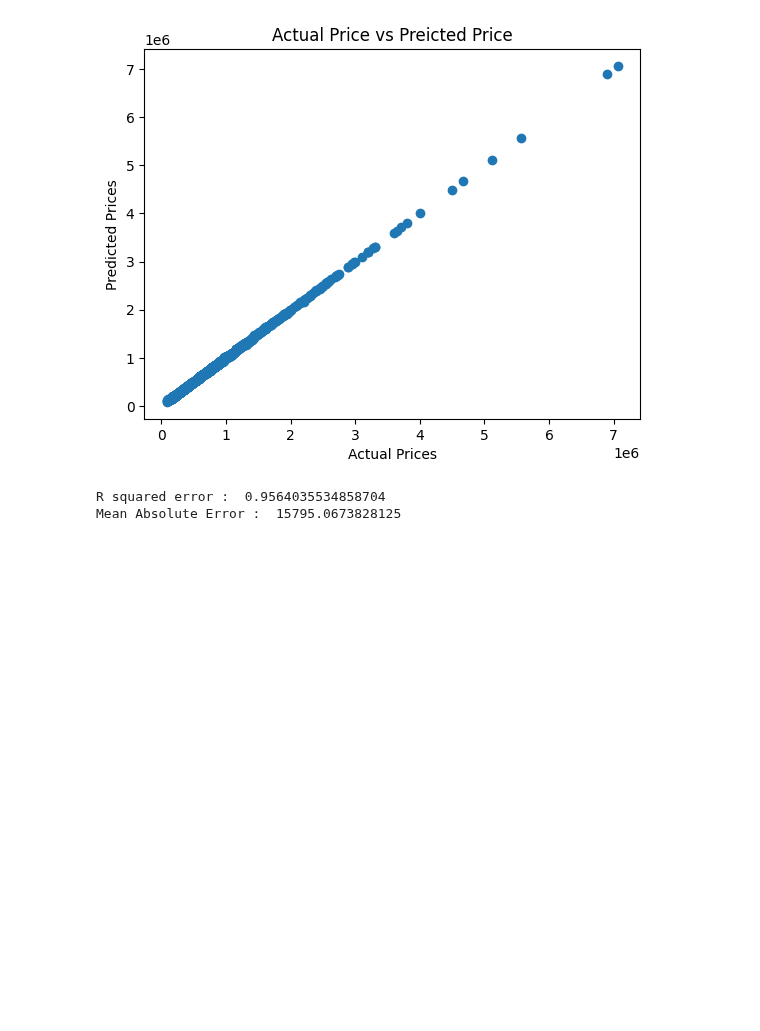
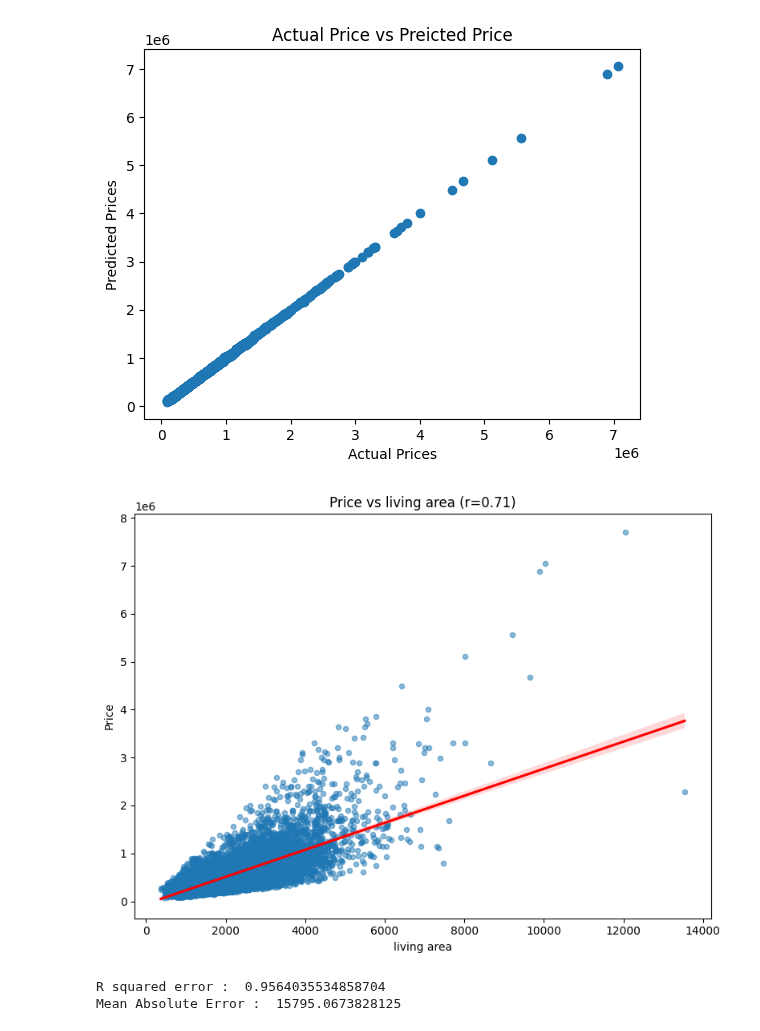
Before and after one commit to adarsh005599/Python-Library-Data-Analysis-ML, a Jupyter notebook: Projects/House_price_prediction/House_price.ipynb, the cells around one changed output. Drawn from its saved outputs; the diff is of its cells as text; code cells hidden in the pictures; blank space fills up the shorter version.

```diff
--- a/Projects/House_price_prediction/House_price.ipynb
+++ b/Projects/House_price_prediction/House_price.ipynb
@@ -166,6 +166,22 @@ plt.title("Actual Price vs Preicted Price")
 plt.show()
 # %% [output]
 [figure]
+# %%
+# scatter + regression for the feature most positively correlated with Price
+corr_with_price = correlation['Price'].drop('Price')
+top_feature = corr_with_price.idxmax()
+
+plt.figure(figsize=(8,6))
+sns.regplot(x=house_data[top_feature], y=house_data['Price'],
+            scatter_kws={'alpha':0.5, 's':20}, line_kws={'color':'red'})
+r = corr_with_price[top_feature]
+plt.title(f'Price vs {top_feature} (r={r:.2f})')
+plt.xlabel(top_feature)
+plt.ylabel('Price')
+plt.tight_layout()
+plt.show()
+# %% [output]
+[figure, added]
 # %%
 test_data_prediction = model.predict(x_test)
 # %%
```
Also changed, not shown: 7 other files.
